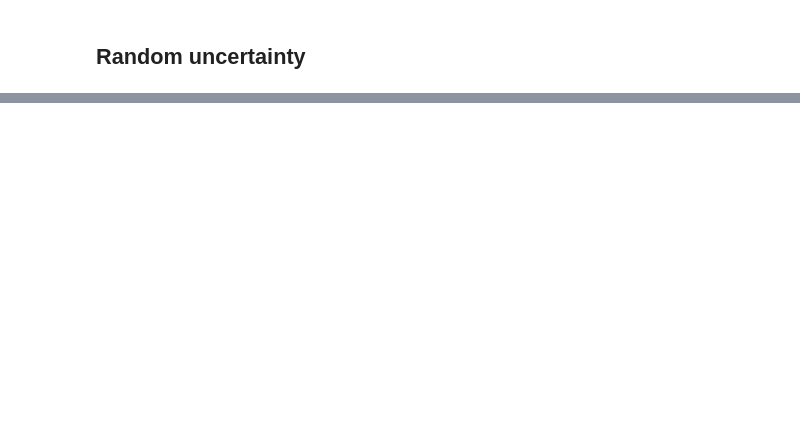
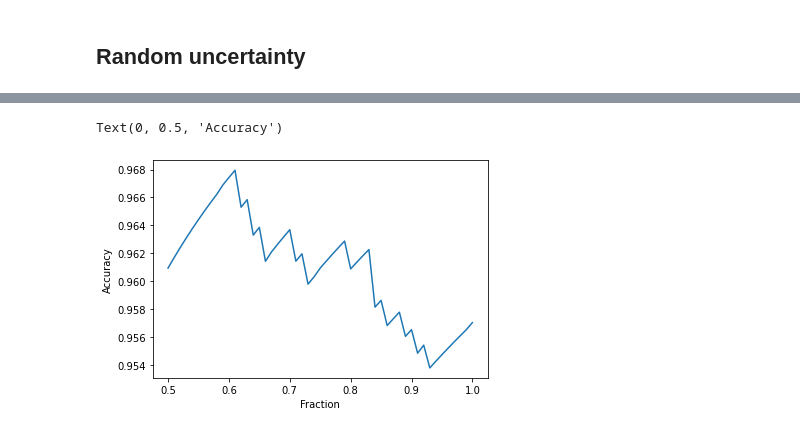
Before and after one commit to stat-ml/alpaca, a Jupyter notebook: examples/classification_uq.ipynb, the cells around one changed output, grey strips where cells are left out. Saved outputs shown, nothing was run; the diff lists cells and outputs as text; code cells hidden in the pictures; blank space fills up the shorter version.

```diff
--- a/examples/classification_uq.ipynb
+++ b/examples/classification_uq.ipynb
@@ -116,0 +109,9 @@ Quality score is  0.3015992799795242
+# %%
+score = classification_metric(estimations_random, np.equal(predictions, y_batch))
+# %%
+plt.plot(*score)
+plt.xlabel("Fraction")
+plt.ylabel("Accuracy")
+# %% [output]
+Text(0, 0.5, 'Accuracy')
+[figure, added]
```
Also changed, not shown: parts of 8 cells of this notebook, 17 other files.
